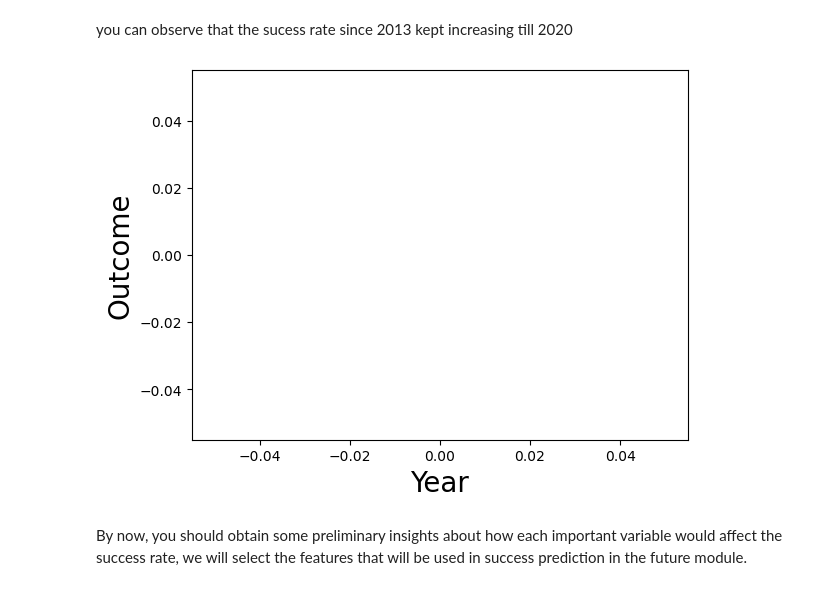
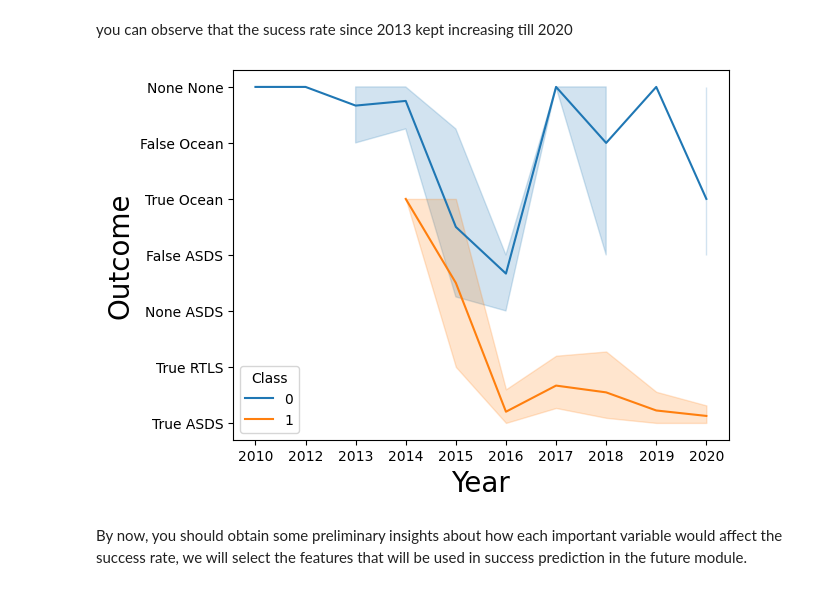
Before and after one commit to Finzunza/Final-Presentation-, a Jupyter notebook: jupyter-labs-eda-dataviz.ipynb.jupyterlite.ipynb, the cells around one changed output. Cells and saved outputs as stored; diff of their text form; code cells hidden in the pictures.

Commit message:
Week 2 EDA Da Visualization fix

```diff
--- a/jupyter-labs-eda-dataviz.ipynb.jupyterlite.ipynb
+++ b/jupyter-labs-eda-dataviz.ipynb.jupyterlite.ipynb
@@ -187,12 +187,17 @@ df.head()
 you can observe that the sucess rate since 2013 kept increasing till 2020
 # %%
 ## Features Engineering
-plt.plot(y1="Outcome", x1="year", hue="Class", data=df, aspect = 5)
-plt.xlabel("Year",fontsize=20)
-plt.ylabel("Outcome",fontsize=20)
+##plt.plot(y1="Outcome", x1="year", hue="Class", data=df, aspect = 5)
+##plt.xlabel("Year",fontsize=20)
+##plt.ylabel("Outcome",fontsize=20)
+##plt.show()
+
+sns.lineplot(x="Date", y="Outcome", hue="Class", data=df)
+plt.xlabel("Year", fontsize=20)
+plt.ylabel("Outcome", fontsize=20)
 plt.show()
 # %% [output]
-[figure, old version]
+[figure, new version]
 # %% [markdown]
 By now, you should obtain some preliminary insights about how each important variable would affect the success rate, we will select the features that will be used in success prediction in the future module.
 # %%
```
Also changed, not shown: parts of 2 cells of this notebook.
